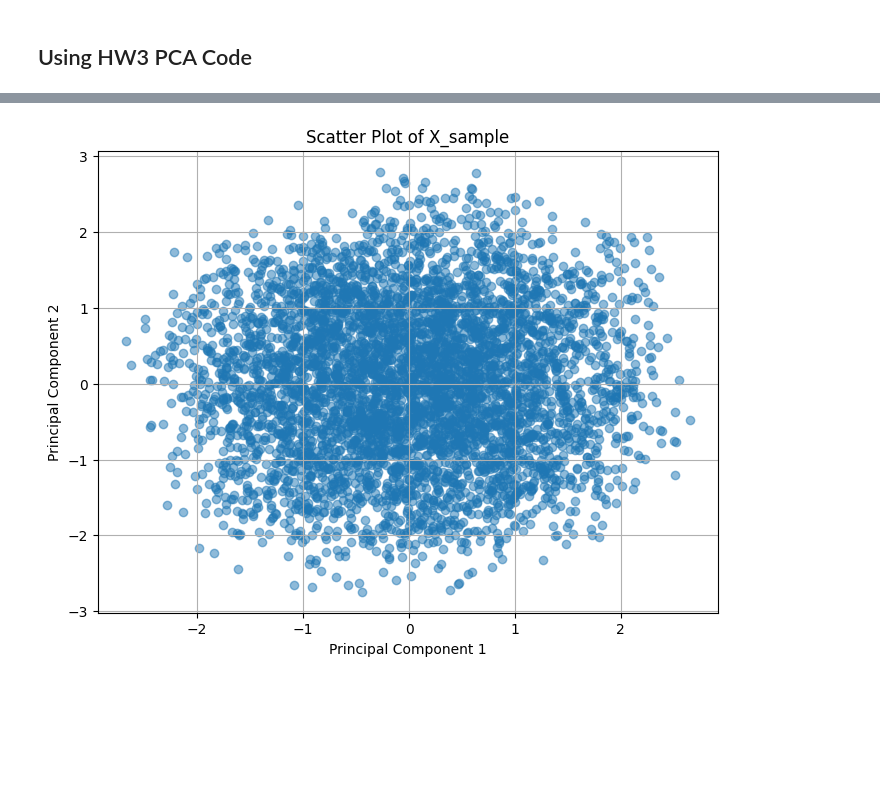
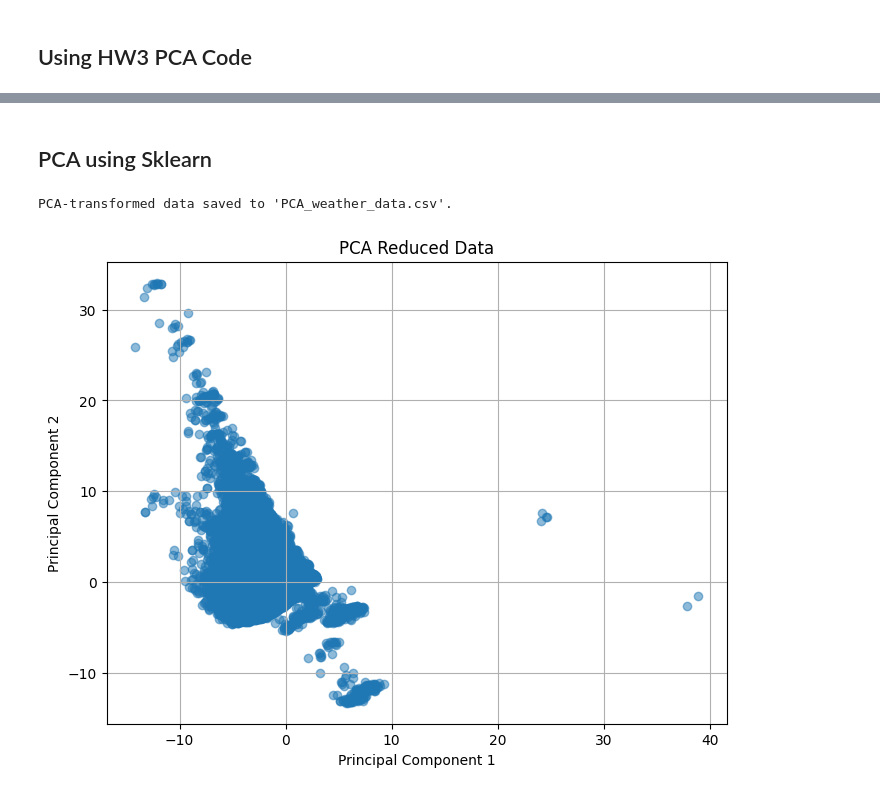
Before and after one commit to snaseem8/airline_delay_prediction, a Jupyter notebook: WeatherDataProcessing.ipynb, the cells around one changed output, grey strips where cells are left out. Drawn from its saved outputs; the diff is of its cells as text; code cells hidden in the pictures; blank space fills up the shorter version.

Commit message:
saving images

```diff
--- a/WeatherDataProcessing.ipynb
+++ b/WeatherDataProcessing.ipynb
@@ -139,0 +114,2 @@ pca.visualize(X=X_sample, y=y_sample, fig_title="Weather PCA Projection")
+# %% [markdown]
+## PCA using Sklearn
@@ -139,0 +146,11 @@ pca.visualize(X=X_sample, y=y_sample, fig_title="Weather PCA Projection")
+# %%
+# Apply PCA
+pca = PCA(n_components=3)  # Adjust n_components based on explained variance ratio
+X_pca = pca.fit_transform(X_scaled)
+
+# Save PCA-transformed data to CSV
+pca_df = pd.DataFrame(X_pca, columns=['Principal Component 1', 'Principal Component 2', 'Principal Component 3'])
+pca_df.to_csv('PCA_weather_data.csv', index=False)
+print("PCA-transformed data saved to 'PCA_weather_data.csv'.")
+# %% [output]
+PCA-transformed data saved to 'PCA_weather_data.csv'.
@@ -140,13 +162,11 @@ pca.visualize(X=X_sample, y=y_sample, fig_title="Weather PCA Projection")
 # %%
-import matplotlib.pyplot as plt
-
-# Assuming X_sample is a NumPy array with shape (n_samples, 2)
+# Plot the PCA reduced data
 plt.figure(figsize=(8, 6))
-plt.scatter(X_sample[:, 0], X_sample[:, 1], alpha=0.5)
-plt.title('Scatter Plot of X_sample')
+plt.scatter(X_pca[:, 0], X_pca[:, 1], alpha=0.5)
+plt.title('PCA Reduced Data')
 plt.xlabel('Principal Component 1')
 plt.ylabel('Principal Component 2')
 plt.grid(True)
 plt.show()
 # %% [output]
-[figure, old version]
+[figure, new version]
```
Also changed, not shown: parts of 25 cells of this notebook, 4 other files.
